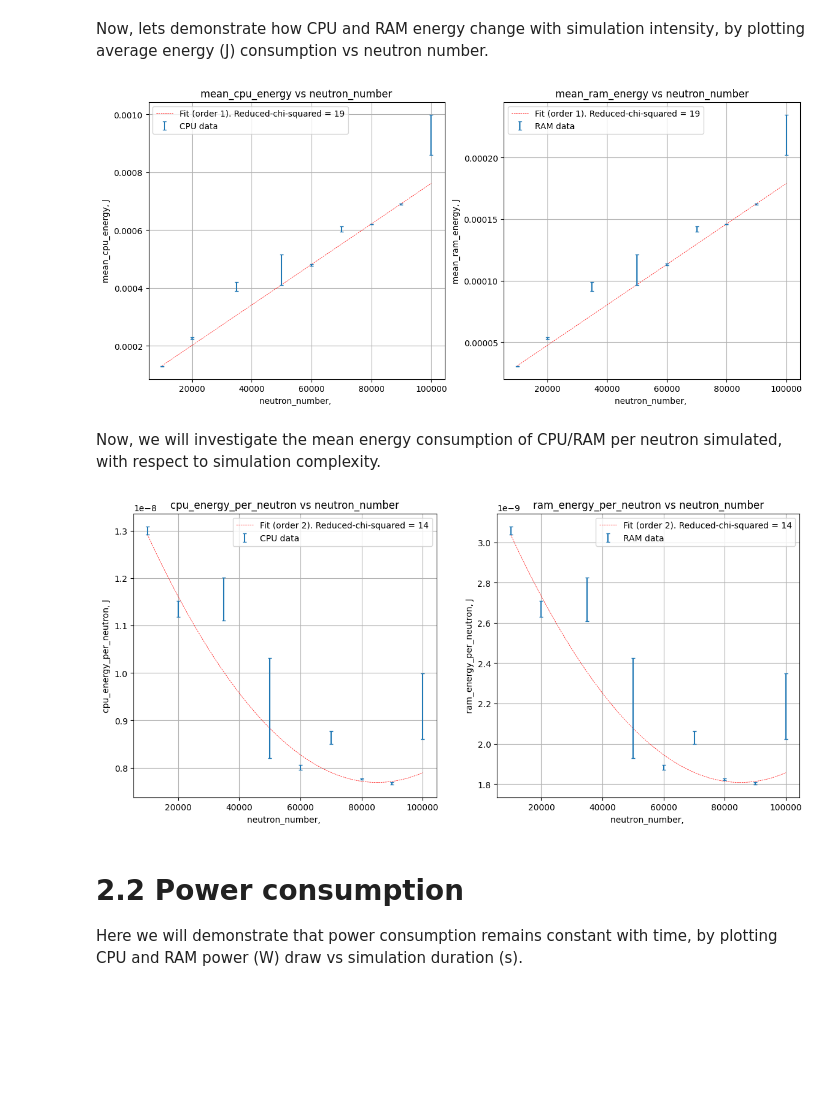
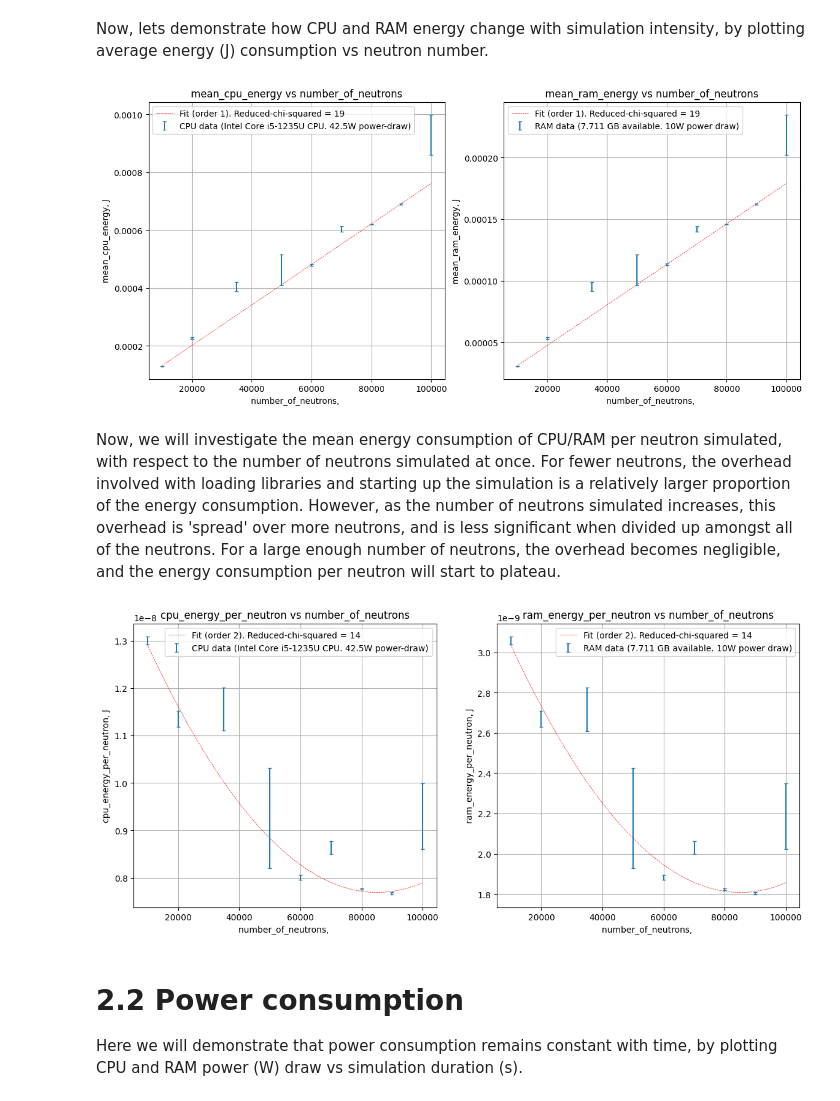
Before and after one commit to rosieschiffmann/Neutron-Transport-Simulation, a Jupyter notebook: emission_tracking.ipynb, the cells around one changed output. Cells and saved outputs as stored; diff of their text form; code cells hidden in the pictures; blank space fills up the shorter version.

```diff
--- a/emission_tracking.ipynb
+++ b/emission_tracking.ipynb
@@ -139,7 +139,7 @@ def reduced_chi_squared(x, y, y_err, coeffs):
     return chi_squared / dof
 
 
-def CPU_vs_RAM_plotting(df, x_variable, CPU_y_variable, CPU_y_err, RAM_y_variable, RAM_y_err, fit=False, fit_order=None):
+def CPU_and_RAM_plotting(df, x_variable, CPU_y_variable, CPU_y_err, RAM_y_variable, RAM_y_err, fit=False, fit_order=None):
     """
     Creates 2 plots (one for CPU and one for RAM), with axis defined by argumants. An optional polyfit is applied and reduced chi squared
     calculated.
@@ -160,7 +160,7 @@ def CPU_vs_RAM_plotting(df, x_variable, CPU_y_variable, CPU_y_err, RAM_y_variabl
     #define units of selected variables, with default as no units
     units = ['J', 'gCO2e', 's', 'W', '']
     if x_variable=='mean_duration': x_unit=2
-    elif x_variable=='neutron_number': x_unit=4
+    elif x_variable=='number_of_neutrons': x_unit=4
     else: x_unit=4
 
     if CPU_y_variable=="mean_cpu_energy": y_unit=0
@@ -194,13 +194,13 @@ def CPU_vs_RAM_plotting(df, x_variable, CPU_y_variable, CPU_y_err, RAM_y_variabl
         ax[1].plot(x_fit, poly_ram(x_fit), 'r--', label=f"Fit (order {fit_order}). Reduced-chi-squared = {RAM_chi:.2g}", linewidth = 0.5)
 
     #plotting CPU data
-    ax[0].errorbar(df[x_variable], df[CPU_y_variable], yerr = df[CPU_y_err], fmt = "none", capsize = 2, label = "CPU data")
+    ax[0].errorbar(df[x_variable], df[CPU_y_variable], yerr = df[CPU_y_err], fmt = "none", capsize = 2, label = "CPU data (Intel Core i5-1235U CPU. 42.5W power-draw)")
     ax[0].set_title(f'{CPU_y_variable} vs {x_variable}')
     ax[0].set_xlabel(f'{x_variable}, {units[x_unit]}')
     ax[0].set_ylabel(f'{CPU_y_variable}, {units[y_unit]}')
 
     #plotting RAM data
-    ax[1].errorbar(df[x_variable], df[RAM_y_variable], yerr = df[RAM_y_err], fmt = "none", capsize = 2, label = "RAM data")
+    ax[1].errorbar(df[x_variable], df[RAM_y_variable], yerr = df[RAM_y_err], fmt = "none", capsize = 2, label = "RAM data (7.711 GB available. 10W power draw)")
     ax[1].set_title(f'{RAM_y_variable} vs {x_variable}')
     ax[1].set_xlabel(f'{x_variable}, {units[x_unit]}')
     ax[1].set_ylabel(f'{RAM_y_variable}, {units[y_unit]}')
@@ -223,21 +223,21 @@ CPU_vs_RAM_plotting(df, "mean_duration",
 # %% [markdown]
 Now, lets demonstrate how CPU and RAM energy change with simulation intensity, by plotting average energy (J) consumption vs neutron number.
 # %%
-CPU_vs_RAM_plotting(df, "neutron_number",
+CPU_and_RAM_plotting(df, "number_of_neutrons",
          "mean_cpu_energy", "cpu_energy_err",
          "mean_ram_energy", "ram_energy_err",
          True, 1)
 # %% [output]
-[figure, old version]
+[figure, new version]
 # %% [markdown]
-Now, we will investigate the mean energy consumption of CPU/RAM per neutron simulated, with respect to simulation complexity.
+Now, we will investigate the mean energy consumption of CPU/RAM per neutron simulated, with respect to the number of neutrons simulated at once. For fewer neutrons, the overhead involved with loading libraries and starting up the simulation is a relatively larger proportion of the energy consumption. However, as the number of neutrons simulated increases, this overhead is 'spread' over more neutrons, and is less significant when divided up amongst all of the neutrons. For a large enough number of neutrons, the overhead becomes negligible, and the energy consumption per neutron will start to plateau.
 # %%
-CPU_vs_RAM_plotting(df, "neutron_number",
+CPU_and_RAM_plotting(df, "number_of_neutrons",
                     "cpu_energy_per_neutron", "cpu_energy_per_neutron_err",
                     "ram_energy_per_neutron", "ram_energy_per_neutron_err",
                     True, 2)
 # %% [output]
-[figure, old version]
+[figure, new version]
 # %% [markdown]
 # 2.2 Power consumption
 
```
Also changed, not shown: parts of 9 cells of this notebook.
